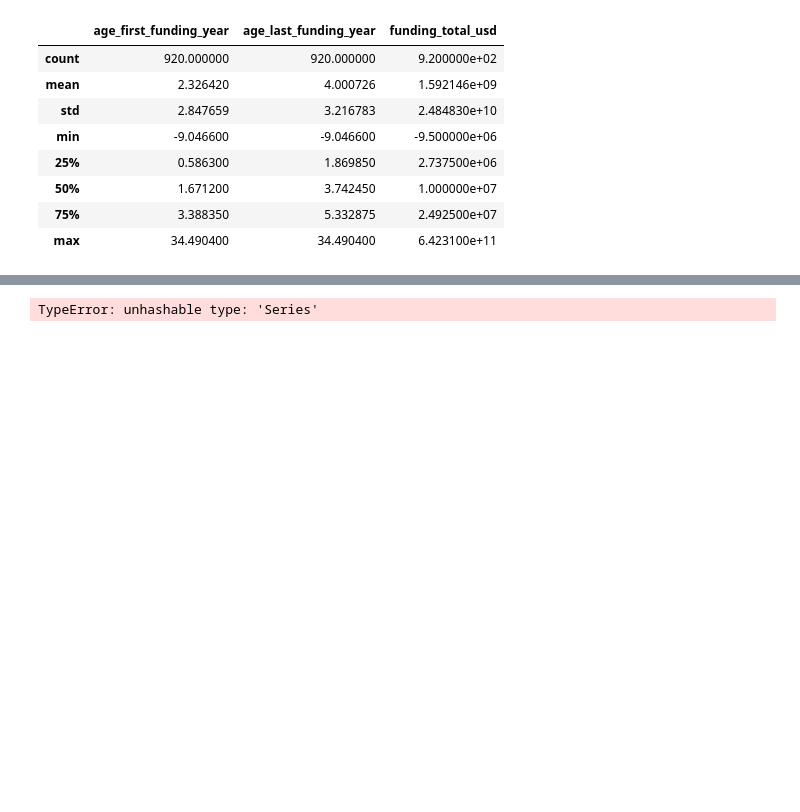
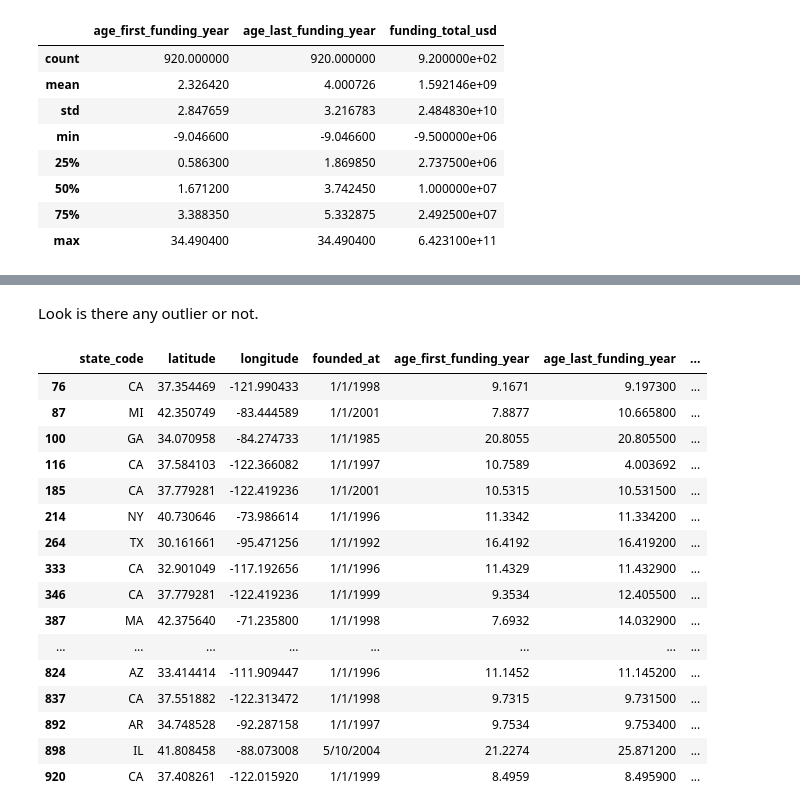
Before and after one commit to fahiradh/data-project, a Jupyter notebook: Project 1/start-up.ipynb, the cells around one changed output, grey strips where cells are left out. Saved outputs shown, nothing was run; the diff lists cells and outputs as text; code cells hidden in the pictures; blank space fills up the shorter version.

```diff
--- a/Project 1/start-up.ipynb
+++ b/Project 1/start-up.ipynb
@@ -199,4 +213,25 @@ dtype('float64')
-# %%
-startup_df.loc(startup_df['age_first_funding_year'] == -9.046600)
-# %% [output]
-TypeError: unhashable type: 'Series'
+# %% [markdown]
+Look is there any outlier or not.
+# %%
+Q1 = startup_df['age_first_funding_year'].quantile(0.25)
+Q3 = startup_df['age_first_funding_year'].quantile(0.75)
+IQR = (Q3 - Q1)
+startup_df.loc[(startup_df['age_first_funding_year'] < (Q1 - 1.5 * IQR)) | (startup_df['age_first_funding_year'] > (Q3 + 1.5 * IQR))]
+# %% [output]
+|  | state_code | latitude | longitude | founded_at | age_first_funding_year | age_last_funding_year | ... |
+| 76 | CA | 37.354469 | -121.990433 | 1/1/1998 | 9.1671 | 9.197300 | ... |
+| 87 | MI | 42.350749 | -83.444589 | 1/1/2001 | 7.8877 | 10.665800 | ... |
+| 100 | GA | 34.070958 | -84.274733 | 1/1/1985 | 20.8055 | 20.805500 | ... |
+| 116 | CA | 37.584103 | -122.366082 | 1/1/1997 | 10.7589 | 4.003692 | ... |
+| 185 | CA | 37.779281 | -122.419236 | 1/1/2001 | 10.5315 | 10.531500 | ... |
+| 214 | NY | 40.730646 | -73.986614 | 1/1/1996 | 11.3342 | 11.334200 | ... |
+| 264 | TX | 30.161661 | -95.471256 | 1/1/1992 | 16.4192 | 16.419200 | ... |
+| 333 | CA | 32.901049 | -117.192656 | 1/1/1996 | 11.4329 | 11.432900 | ... |
+| 346 | CA | 37.779281 | -122.419236 | 1/1/1999 | 9.3534 | 12.405500 | ... |
+| 387 | MA | 42.375640 | -71.235800 | 1/1/1998 | 7.6932 | 14.032900 | ... |
+| ... | ... | ... | ... | ... | ... | ... | ... |
+| 824 | AZ | 33.414414 | -111.909447 | 1/1/1996 | 11.1452 | 11.145200 | ... |
+| 837 | CA | 37.551882 | -122.313472 | 1/1/1998 | 9.7315 | 9.731500 | ... |
+| 892 | AR | 34.748528 | -92.287158 | 1/1/1997 | 9.7534 | 9.753400 | ... |
+| 898 | IL | 41.808458 | -88.073008 | 5/10/2004 | 21.2274 | 25.871200 | ... |
+| 920 | CA | 37.408261 | -122.015920 | 1/1/1999 | 8.4959 | 8.495900 | ... |
```
Also changed, not shown: parts of 16 cells of this notebook.
